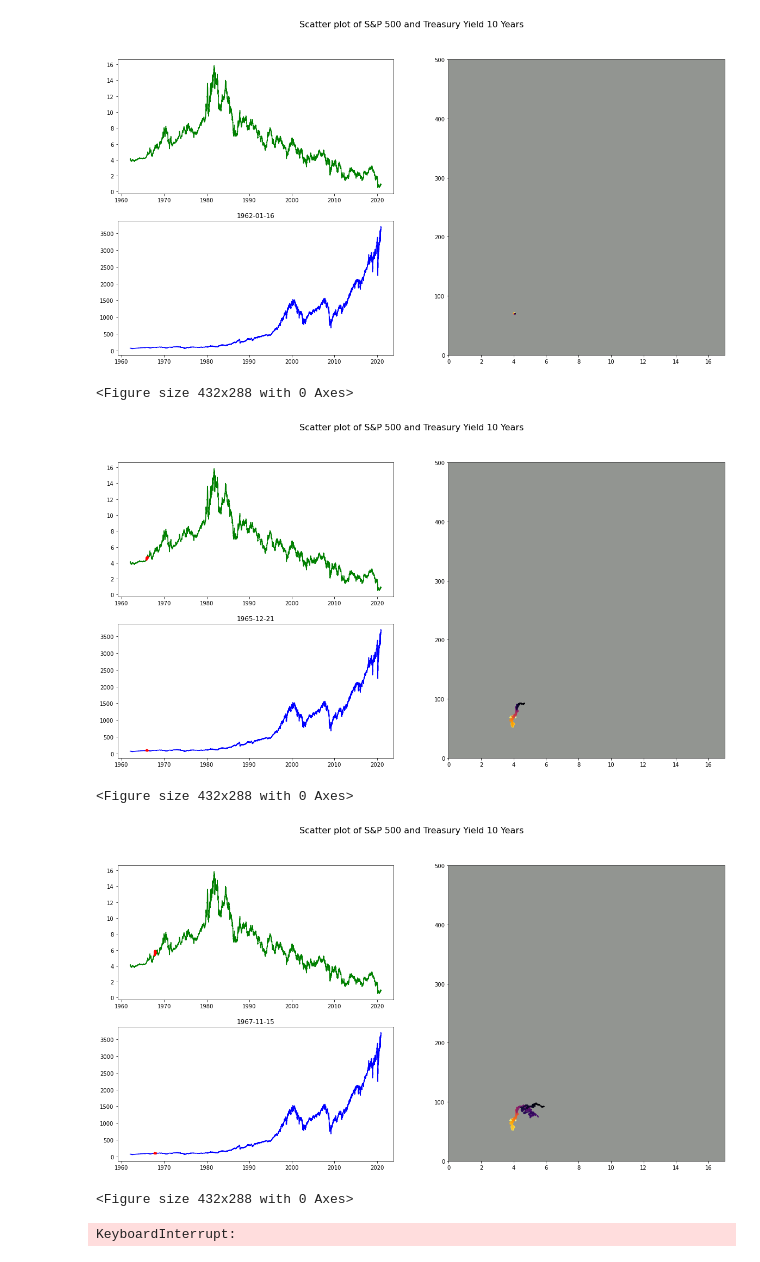
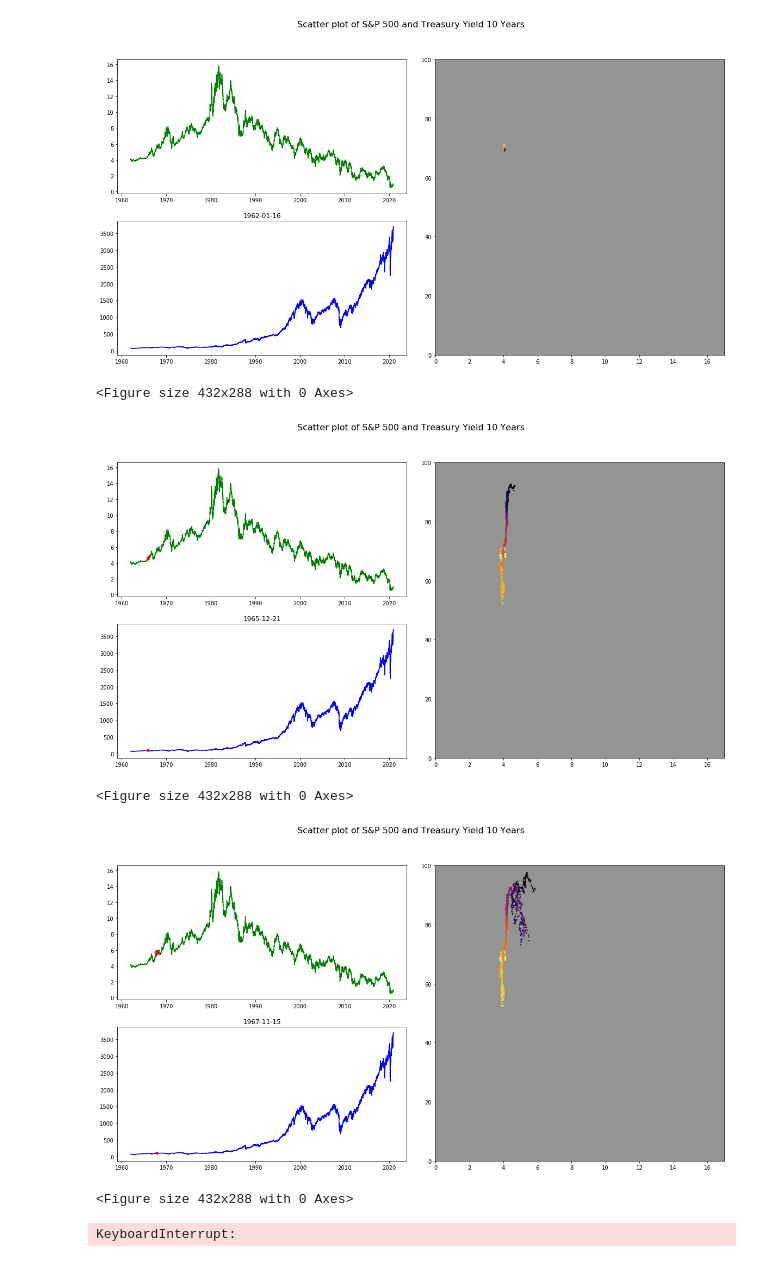
Before and after one commit to ksn38/fin, a Jupyter notebook: sptr.ipynb, the cells around one changed output. Cells and saved outputs as stored; diff of their text form; code cells hidden in the pictures.

```diff
--- a/sptr.ipynb
+++ b/sptr.ipynb
@@ -29,0 +35,3 @@ len(df)
+# %%
+for i in range(0, 14000, 2000):
+    print(i, np.array(df.sp)[i])
@@ -30,5 +46,8 @@ len(df)
 # %%
+scale = {0: 100, 2000: 100, 4000: 250, 6000: 500, 8000: 1600, 10000: 1600, 12000: 2500, 14000: 3800}
+scale_y = 100
 win = 30
+
 
 for i in (10, 1000, 1480):
     fig, ax = plt.subplots(nrows=2, ncols=2)
@@ -36,44 +55,42 @@ for i in (10, 1000, 1480):
     ax0 = plt.subplot2grid((2, 2), (0, 0))
     ax1 = plt.subplot2grid((2, 2), (0, 1), rowspan=2)
     ax2 = plt.subplot2grid((2, 2), (1, 0))
-#     fig.subplots_adjust(wspace=0.2)
-#     fig.subplots_adjust(hspace=0.2)
+    fig.subplots_adjust(wspace=0.1)
+#     fig.subplots_adjust(hspace=0.1)
 
     ax0.plot(df.tr, color='g')
     ax0.plot(df.tr[i-win:i+win], color='r', linewidth=4.0)
-#     ax0.set_xlim([-0.1, 0.1])
-#     ax0.set_ylim([0, 125])
     fig.suptitle('Scatter plot of S&P 500 and Treasury Yield 10 Years', fontsize=16)
 
     ax2.plot(df.sp, color='b')
     ax2.plot(df.sp[i-win:i+win], color='r', linewidth=4.0)
-#     ax2.set_ylim([600, 3500])
-#     ax2.set_xlim([0, 5000])
     ax2.set_title(f'{df.Date[i]}')
 
     x = df.tr[:i]
     y = df.sp[:i]
     z = df.index[:i].astype('int')/df.index[:i].astype('int').max()
 
 #     xm = np.mean(x)
 #     ym = np.mean(y)
 #     R = (np.sum((x - xm)*(y - ym)))/((np.sum((x - xm)**2)*np.sum((y - ym)**2))**(1/2))
 #     a = (np.sum(x)*np.sum(y) - len(x)*np.sum(x*y))/(np.sum(x)*np.sum(x) - len(x)*np.sum(x*x))
 #     b = (np.sum(y) - a*np.sum(x))/len(x)
     ax1.set_facecolor('xkcd:grey')
     color = [float(item) for item in z]
     ax1.scatter(x, y, s=2, c=color, cmap='inferno')
     ax1.set_xlim([0, 17])
-    ax1.set_ylim([0, 500])
+    if i%2000 == 0:
+        scale_y = scale[i]
+    ax1.set_ylim([0, scale_y])
 #     ax1.plot([0, 1], [b, a + b], c='r')
 
     plt.show()
     plt.clf()
 # %% [output]
-[figure, old version]
+[figure, new version]
 <Figure size 432x288 with 0 Axes>
-[figure, old version]
+[figure, new version]
 <Figure size 432x288 with 0 Axes>
-[figure, old version]
+[figure, new version]
 <Figure size 432x288 with 0 Axes>
 # %%
```
Also changed, not shown: parts of 7 cells of this notebook, 1 other file.
